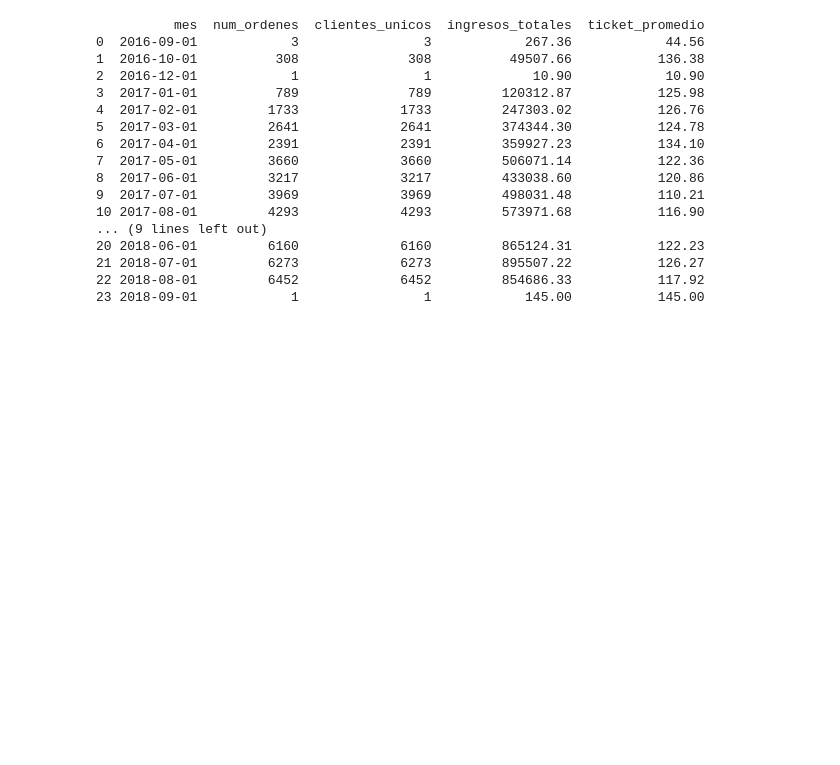
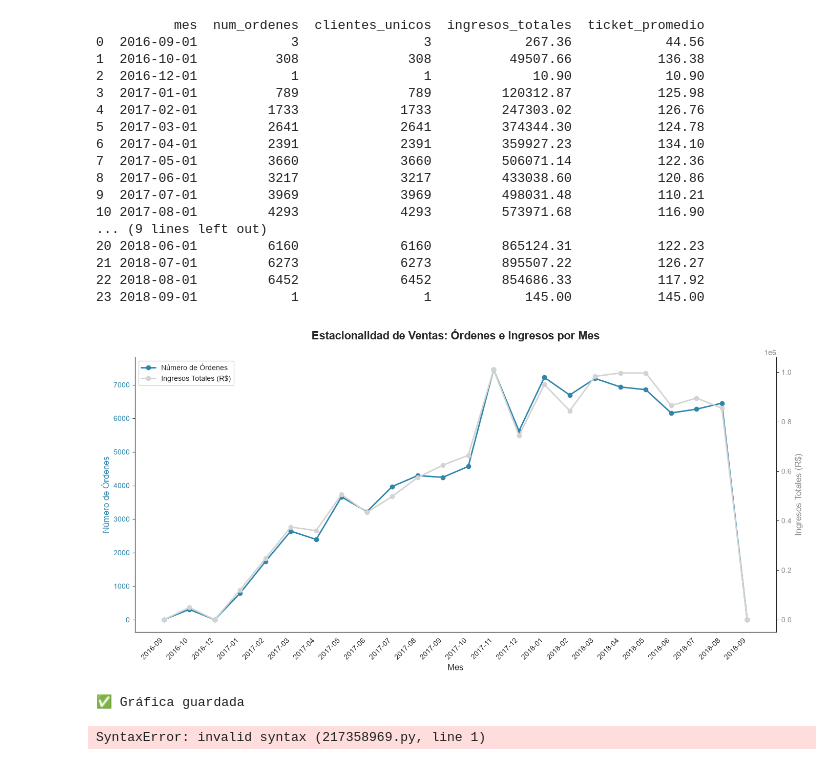
Before and after one commit to Lucas-Jimenez-uribe/olist-ecommerce-analysis, a Jupyter notebook: notebooks/analisis_completo.ipynb, the cells around one changed output. Cells and saved outputs as stored; diff of their text form; code cells hidden in the pictures; blank space fills up the shorter version.

```diff
--- a/notebooks/analisis_completo.ipynb
+++ b/notebooks/analisis_completo.ipynb
@@ -444,3 +444,57 @@ print(df_q5)
 21 2018-07-01         6273             6273         895507.22           126.27
 22 2018-08-01         6452             6452         854686.33           117.92
 23 2018-09-01            1                1            145.00           145.00
+# %%
+import matplotlib.pyplot as plt
+import seaborn as sns
+
+df_q5 = pd.read_sql(query_q5, conn)
+
+# Formatear la fecha como 'YYYY-MM' (ej: 2017-10)
+df_q5['mes_label'] = df_q5['mes'].dt.strftime('%Y-%m')
+
+sns.set_style("white")
+fig, ax1 = plt.subplots(figsize=(14, 7))
+
+# Línea 1: Número de órdenes (eje izquierdo)
+color1 = '#2E86AB'
+ax1.plot(df_q5['mes_label'], df_q5['num_ordenes'],
+         color=color1, marker='o', linewidth=2, markersize=6, label='Número de Órdenes')
+ax1.set_xlabel('Mes', fontsize=12)
+ax1.set_ylabel('Número de Órdenes', fontsize=12, color=color1)
+ax1.tick_params(axis='y', labelcolor=color1)
+
+# Línea 2: Ingresos totales (eje derecho)
+ax2 = ax1.twinx()
+color2 = '#D3D3D3'
+ax2.plot(df_q5['mes_label'], df_q5['ingresos_totales'],
+         color=color2, marker='o', linewidth=2, markersize=6, label='Ingresos Totales (R$)')
+ax2.set_ylabel('Ingresos Totales (R$)', fontsize=12, color='#888888')
+ax2.tick_params(axis='y', labelcolor='#888888')
+
+# Rotar labels del eje X para que no se amontonen
+plt.setp(ax1.get_xticklabels(), rotation=45, ha='right')
+
+plt.title('Estacionalidad de Ventas: Órdenes e Ingresos por Mes',
+          fontsize=16, fontweight='bold', pad=25)
+
+sns.despine(right=False)
+
+# Leyenda combinada de ambos ejes
+lines1, labels1 = ax1.get_legend_handles_labels()
+lines2, labels2 = ax2.get_legend_handles_labels()
+ax1.legend(lines1 + lines2, labels1 + labels2, loc='upper left')
+
+plt.tight_layout()
+plt.savefig('../visualizations/05_estacionalidad_ventas.png', dpi=300, bbox_inches='tight')
+plt.show()
+
+print("✅ Gráfica guardada")
+# %% [output]
+[figure, added]
+✅ Gráfica guardada
+# %%
+SELECT MIN(order_purchase_timestamp), MAX(order_purchase_timestamp)
+FROM orders;
+# %% [output]
+SyntaxError: invalid syntax (217358969.py, line 1)
```
Also changed, not shown: 1 other file.
